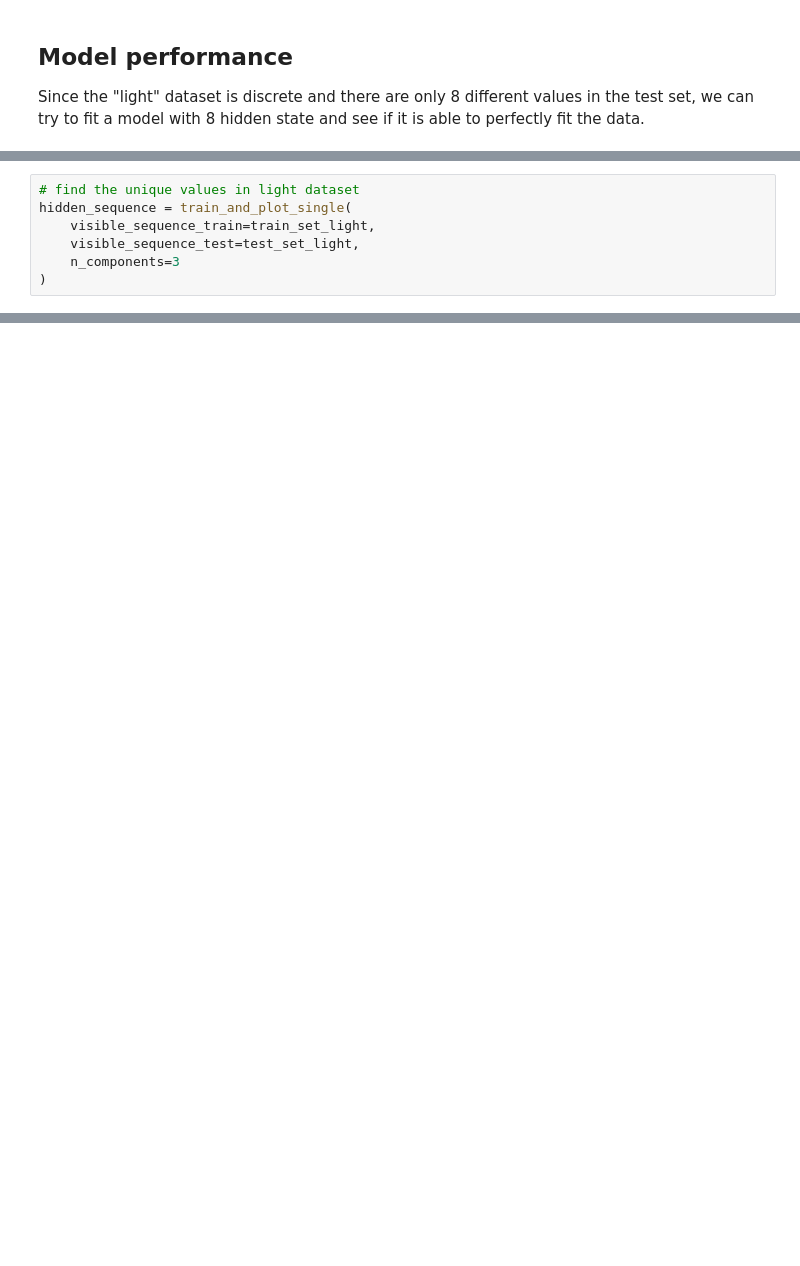
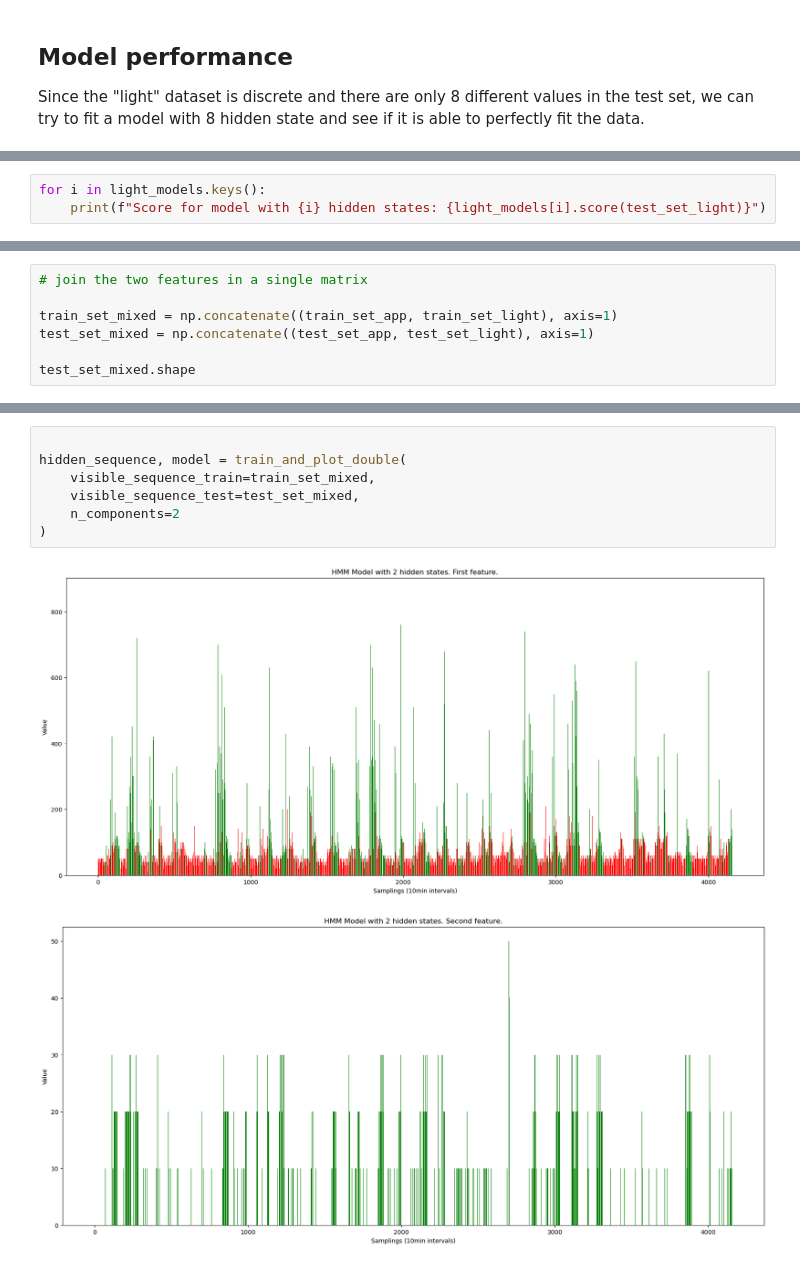
Before and after one commit to matteotolloso/ispr, a Jupyter notebook: midterm_2/hmm.ipynb, the cells around one changed output, grey strips where cells are left out. Drawn from its saved outputs; the diff is of its cells as text; blank space fills up the shorter version.

Commit message:
mixed dataset

```diff
--- a/midterm_2/hmm.ipynb
+++ b/midterm_2/hmm.ipynb
@@ -129,7 +134,0 @@ print(np.unique(train_set_light))
-# %%
-# find the unique values in light dataset
-hidden_sequence = train_and_plot_single(
-    visible_sequence_train=train_set_light,
-    visible_sequence_test=test_set_light,
-    n_components=3
-)
@@ -151,0 +139,3 @@ The number of values for each different state in the visible sequence is really
+# %%
+for i in light_models.keys():
+    print(f"Score for model with {i} hidden states: {light_models[i].score(test_set_light)}")
@@ -151,0 +151,7 @@ The number of values for each different state in the visible sequence is really
+# %%
+# join the two features in a single matrix
+
+train_set_mixed = np.concatenate((train_set_app, train_set_light), axis=1)
+test_set_mixed = np.concatenate((test_set_app, test_set_light), axis=1)
+
+test_set_mixed.shape
@@ -151,0 +209,10 @@ The number of values for each different state in the visible sequence is really
+# %%
+
+hidden_sequence, model = train_and_plot_double(
+    visible_sequence_train=train_set_mixed,
+    visible_sequence_test=test_set_mixed,
+    n_components=2
+)
+# %% [output]
+[figure, added]
+[figure, added]
```
Also changed, not shown: parts of 16 cells of this notebook.
